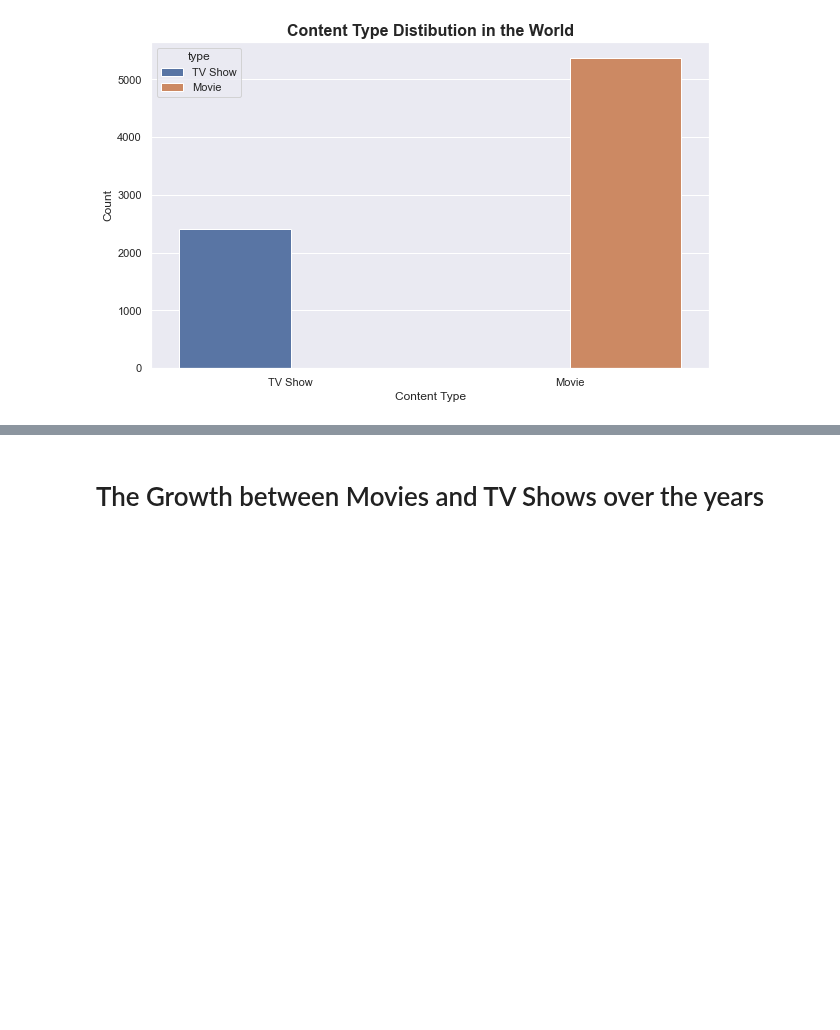
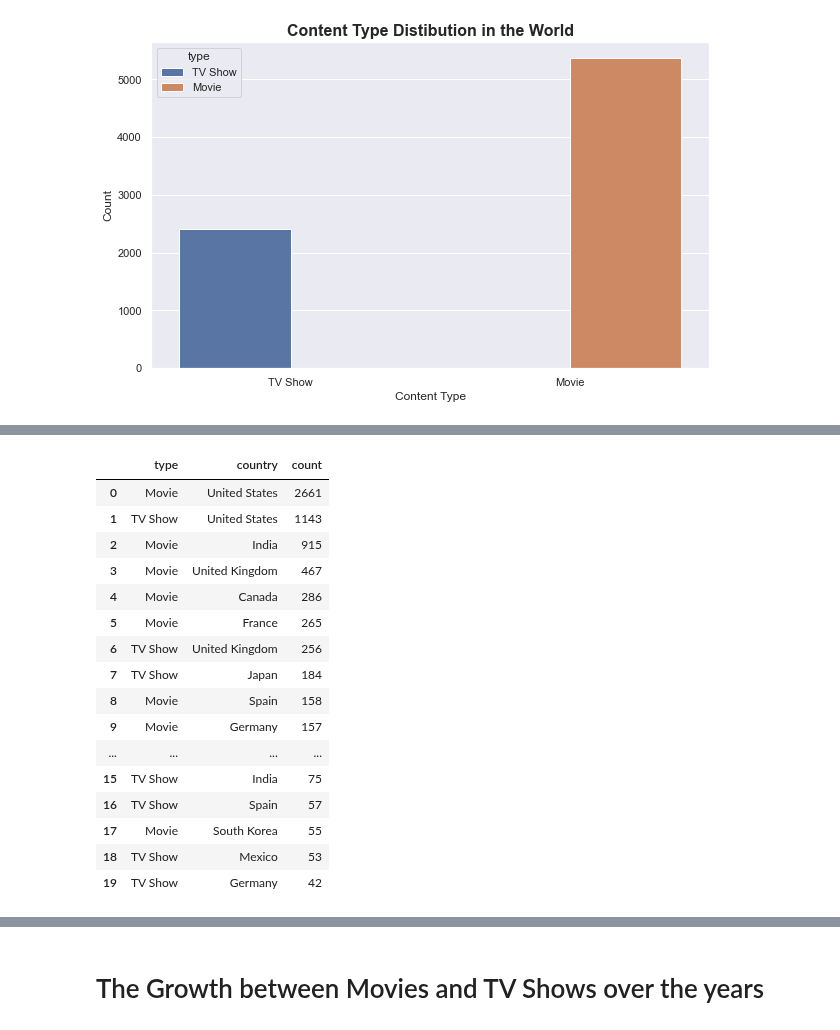
Before and after one commit to AlejandroDeLaCruz/Netflix-Analysis, a Jupyter notebook: Netflix.ipynb, the cells around one changed output, grey strips where cells are left out. Drawn from its saved outputs; the diff is of its cells as text; code cells hidden in the pictures; blank space fills up the shorter version.

```diff
--- a/Netflix.ipynb
+++ b/Netflix.ipynb
@@ -142,0 +195,23 @@ plt.show()
+# %%
+movie_tv_country_count = country_data[country_data['country'].isin(country_top['country'])].value_counts().to_frame()
+movie_tv_country_count.reset_index(level = [0, 1], inplace = True)
+movie_tv_country_count.rename(columns = {0 : 'count'}, inplace = True)
+movie_tv_country_count
+# %% [output]
+|  | type | country | count |
+| 0 | Movie | United States | 2661 |
+| 1 | TV Show | United States | 1143 |
+| 2 | Movie | India | 915 |
+| 3 | Movie | United Kingdom | 467 |
+| 4 | Movie | Canada | 286 |
+| 5 | Movie | France | 265 |
+| 6 | TV Show | United Kingdom | 256 |
+| 7 | TV Show | Japan | 184 |
+| 8 | Movie | Spain | 158 |
+| 9 | Movie | Germany | 157 |
+| ... | ... | ... | ... |
+| 15 | TV Show | India | 75 |
+| 16 | TV Show | Spain | 57 |
+| 17 | Movie | South Korea | 55 |
+| 18 | TV Show | Mexico | 53 |
+| 19 | TV Show | Germany | 42 |
```
Also changed, not shown: parts of 5 cells of this notebook.
